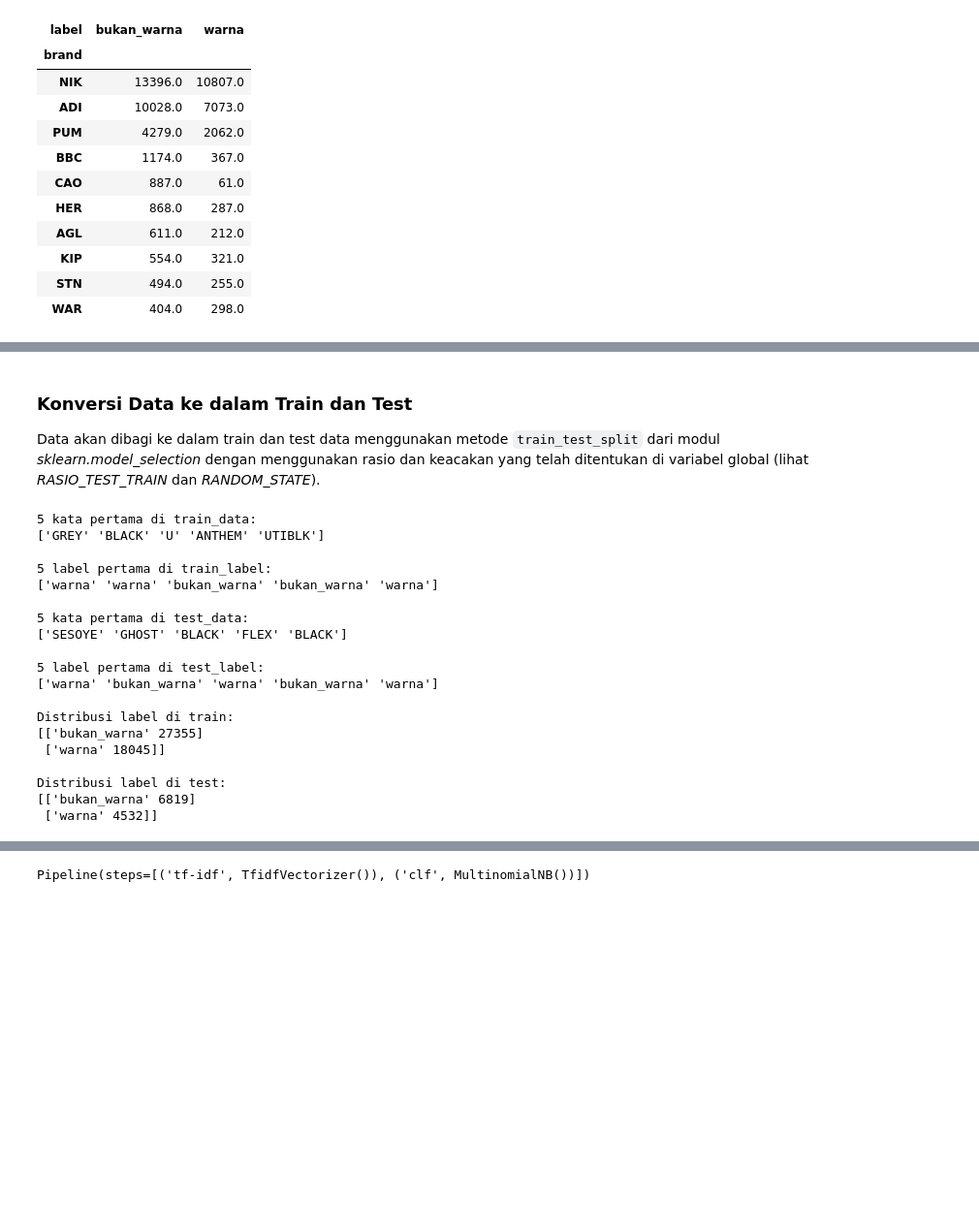
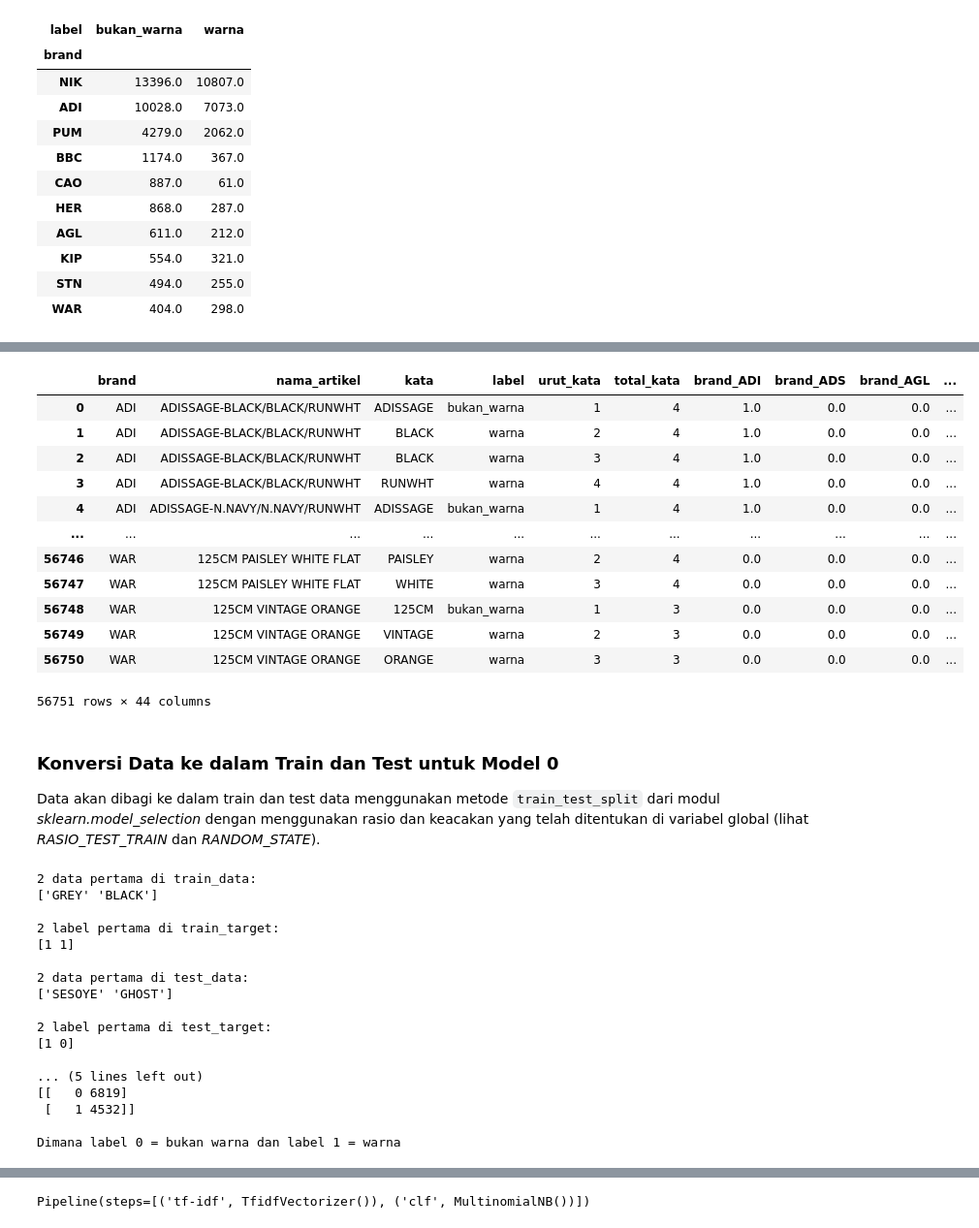
Before and after one commit to johanesPao/ColorSkim, a Jupyter notebook: ColorSkim_AI.ipynb, the cells around one changed output, grey strips where cells are left out. Shown at 97% size. Drawn from its saved outputs; the diff is of its cells as text; code cells hidden in the pictures; blank space fills up the shorter version.

```diff
--- a/ColorSkim_AI.ipynb
+++ b/ColorSkim_AI.ipynb
@@ -133,4 +207,33 @@ data[['brand', 'label']].value_counts().unstack().sort_values(by='bukan_warna',
+# %%
+# OneHotEncoding pada fitur brand
+fitur_encoder = OneHotEncoder(sparse=False)
+brand_encoded = fitur_encoder.fit_transform(data['brand'].to_numpy().reshape(-1, 1))
+df_fitur_encoded = pd.DataFrame(brand_encoded, columns=fitur_encoder.get_feature_names_out(['brand']))
+
+# LabelEncoding pada target label
+label_encoder = LabelEncoder()
+label_encoded = label_encoder.fit_transform(data['label'])
+df_label_encoded = pd.DataFrame(label_encoded, columns=['label_encoded'])
+
+# gabungkan dengan dataframe awal
+data_encoded = data.copy()
+data_encoded = pd.concat([data_encoded,df_fitur_encoded, df_label_encoded], axis=1)
+data_encoded
+# %% [output]
+|  | brand | nama_artikel | kata | label | urut_kata | total_kata | brand_ADI | brand_ADS | brand_AGL | ... |
+| 0 | ADI | ADISSAGE-BLACK/BLACK/RUNWHT | ADISSAGE | bukan_warna | 1 | 4 | 1.0 | 0.0 | 0.0 | ... |
+| 1 | ADI | ADISSAGE-BLACK/BLACK/RUNWHT | BLACK | warna | 2 | 4 | 1.0 | 0.0 | 0.0 | ... |
+| 2 | ADI | ADISSAGE-BLACK/BLACK/RUNWHT | BLACK | warna | 3 | 4 | 1.0 | 0.0 | 0.0 | ... |
+| 3 | ADI | ADISSAGE-BLACK/BLACK/RUNWHT | RUNWHT | warna | 4 | 4 | 1.0 | 0.0 | 0.0 | ... |
+| 4 | ADI | ADISSAGE-N.NAVY/N.NAVY/RUNWHT | ADISSAGE | bukan_warna | 1 | 4 | 1.0 | 0.0 | 0.0 | ... |
+| ... | ... | ... | ... | ... | ... | ... | ... | ... | ... | ... |
+| 56746 | WAR | 125CM PAISLEY WHITE FLAT | PAISLEY | warna | 2 | 4 | 0.0 | 0.0 | 0.0 | ... |
+| 56747 | WAR | 125CM PAISLEY WHITE FLAT | WHITE | warna | 3 | 4 | 0.0 | 0.0 | 0.0 | ... |
+| 56748 | WAR | 125CM VINTAGE ORANGE | 125CM | bukan_warna | 1 | 3 | 0.0 | 0.0 | 0.0 | ... |
+| 56749 | WAR | 125CM VINTAGE ORANGE | VINTAGE | warna | 2 | 3 | 0.0 | 0.0 | 0.0 | ... |
+| 56750 | WAR | 125CM VINTAGE ORANGE | ORANGE | warna | 3 | 3 | 0.0 | 0.0 | 0.0 | ... |
+56751 rows × 44 columns
 # %% [markdown]
-### Konversi Data ke dalam Train dan Test
+### Konversi Data ke dalam Train dan Test untuk Model 0
 
 Data akan dibagi ke dalam train dan test data menggunakan metode `train_test_split` dari modul *sklearn.model_selection* dengan menggunakan rasio dan keacakan yang telah ditentukan di variabel global (lihat *RASIO_TEST_TRAIN* dan *RANDOM_STATE*).
@@ -142,32 +258,31 @@ train_kata, test_kata, train_label, test_label = train_test_split(data['kata'].t
 # %%
 # Eksplorasi contoh hasil split train dan test
-train_label_unik, train_label_hitung = np.unique(train_label, return_counts=True)
-test_label_unik, test_label_hitung = np.unique(test_label, return_counts=True)
-print(f'5 kata pertama di train_data:\n{train_kata[:5]}\n')
-print(f'5 label pertama di train_label:\n{train_label[:5]}\n')
-print(f'5 kata pertama di test_data:\n{test_kata[:5]}\n')
-print(f'5 label pertama di test_label:\n{test_label[:5]}\n')
-train_label_distribusi = np.column_stack((train_label_unik, train_label_hitung))
-test_label_distribusi = np.column_stack((test_label_unik, test_label_hitung))
-print(f'Distribusi label di train: \n{train_label_distribusi}\n')
-print(f'Distribusi label di test: \n{test_label_distribusi}')
+train_target_unik, train_target_hitung = np.unique(train_target_mnb, return_counts=True)
+test_target_unik, test_target_hitung = np.unique(test_target_mnb, return_counts=True)
+print(f'2 data pertama di train_data:\n{np.squeeze(train_data_mnb)[:2]}\n')
+print(f'2 label pertama di train_target:\n{train_target_mnb[:2]}\n')
+print(f'2 data pertama di test_data:\n{test_data_mnb[:2]}\n')
+print(f'2 label pertama di test_target:\n{test_target_mnb[:2]}\n')
+train_target_distribusi = np.column_stack((train_target_unik, train_target_hitung))
+test_target_distribusi = np.column_stack((test_target_unik, test_target_hitung))
+print(f'Distribusi label (target) di train: \n{train_target_distribusi}\n')
+print(f'Distribusi label (target) di test: \n{test_target_distribusi}\n')
+print('Dimana label 0 = bukan warna dan label 1 = warna')
 # %% [output]
-5 kata pertama di train_data:
-['GREY' 'BLACK' 'U' 'ANTHEM' 'UTIBLK']
+2 data pertama di train_data:
+['GREY' 'BLACK']
 
-5 label pertama di train_label:
-['warna' 'warna' 'bukan_warna' 'bukan_warna' 'warna']
+2 label pertama di train_target:
+[1 1]
 
-5 kata pertama di test_data:
-['SESOYE' 'GHOST' 'BLACK' 'FLEX' 'BLACK']
+2 data pertama di test_data:
+['SESOYE' 'GHOST']
 
-5 label pertama di test_label:
-['warna' 'bukan_warna' 'warna' 'bukan_warna' 'warna']
+2 label pertama di test_target:
+[1 0]
 
-Distribusi label di train:
-[['bukan_warna' 27355]
- ['warna' 18045]]
+... (5 lines left out)
+[[   0 6819]
+ [   1 4532]]
 
-Distribusi label di test:
-[['bukan_warna' 6819]
- ['warna' 4532]]
+Dimana label 0 = bukan warna dan label 1 = warna
```
Also changed, not shown: parts of 21 cells of this notebook, 4 other files.
